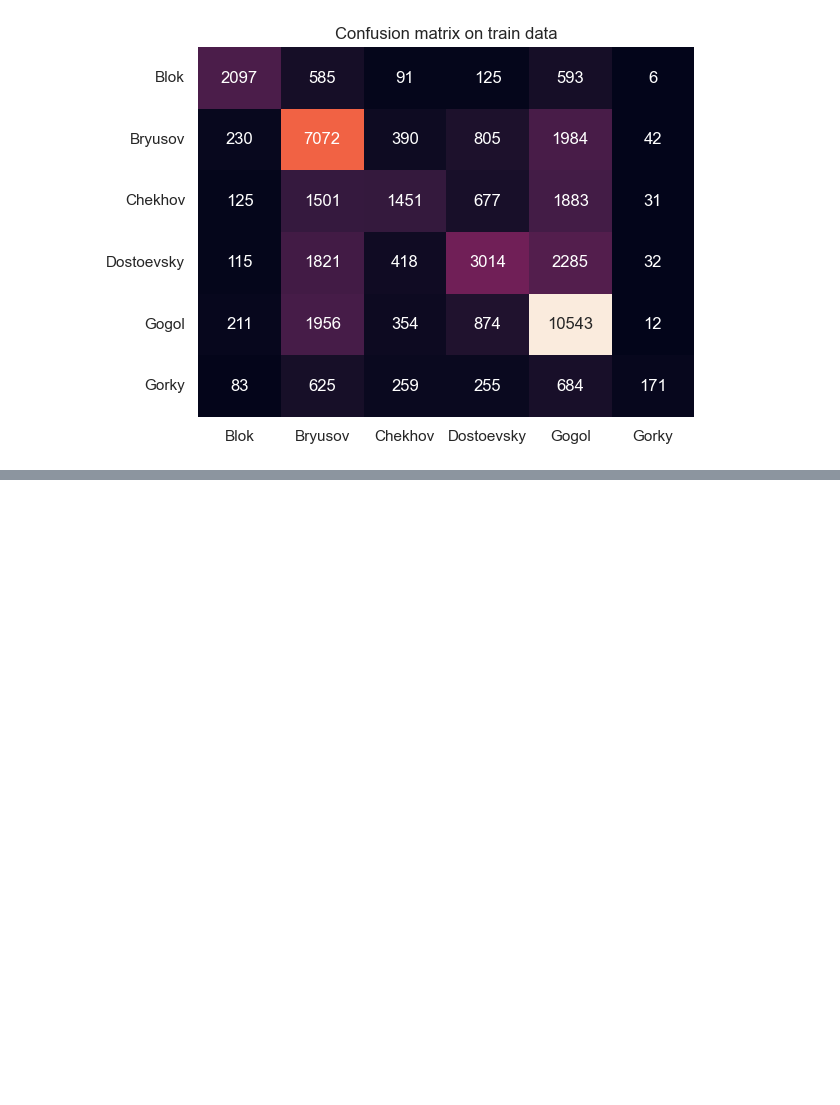
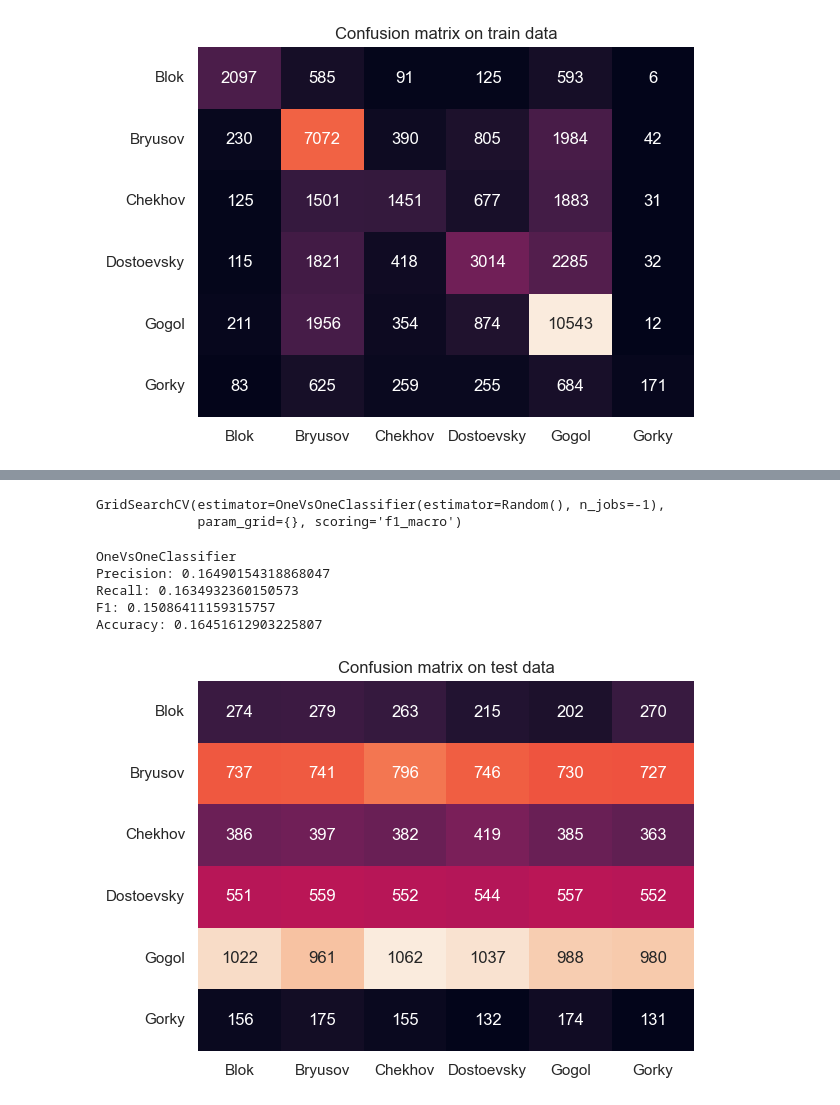
Before and after one commit to qwatro2/hse-mmad, a Jupyter notebook: hw3/Vlasov_NA_222_HW3_v8.ipynb, the cells around one changed output, grey strips where cells are left out. Saved outputs shown, nothing was run; the diff lists cells and outputs as text; code cells hidden in the pictures; blank space fills up the shorter version.

```diff
--- a/hw3/Vlasov_NA_222_HW3_v8.ipynb
+++ b/hw3/Vlasov_NA_222_HW3_v8.ipynb
@@ -799,0 +780,14 @@ plot_heatmap("Confusion matrix on train data", y_train, pred_train)
+# %%
+class Random(BaseEstimator, ClassifierMixin):
+    def __init__(self):
+        self.unique_values = []
+
+    def fit(self, X, y):
+        self.unique_values = np.unique_values(y)
+        return self
+
+    def predict(self, X):
+        return np.random.choice(self.unique_values, X.shape[0])
+
+    def predict_proba(self, X):
+        return np.random.normal(0, 1, X.shape).reshape(X.shape)
@@ -799,0 +806,27 @@ plot_heatmap("Confusion matrix on train data", y_train, pred_train)
+# %%
+from sklearn.multiclass import OneVsOneClassifier
+
+params = {}
+
+ovoc = OneVsOneClassifier(Random(), n_jobs=-1)
+gscv = GridSearchCV(ovoc, params, scoring='f1_macro')
+# %%
+gscv.fit(X_train_vec, y_train)
+# %% [output]
+GridSearchCV(estimator=OneVsOneClassifier(estimator=Random(), n_jobs=-1),
+             param_grid={}, scoring='f1_macro')
+# %%
+pred = gscv.predict(X_test_vec)
+pred_train = gscv.predict(X_train_vec)
+# %%
+print_metrics("OneVsOneClassifier", y_test, pred)
+# %% [output]
+OneVsOneClassifier
+Precision: 0.16490154318868047
+Recall: 0.1634932360150573
+F1: 0.15086411159315757
+Accuracy: 0.16451612903225807
+# %%
+plot_heatmap("Confusion matrix on test data", y_test, pred)
+# %% [output]
+[figure, added]
```
Also changed, not shown: parts of 16 cells of this notebook.
